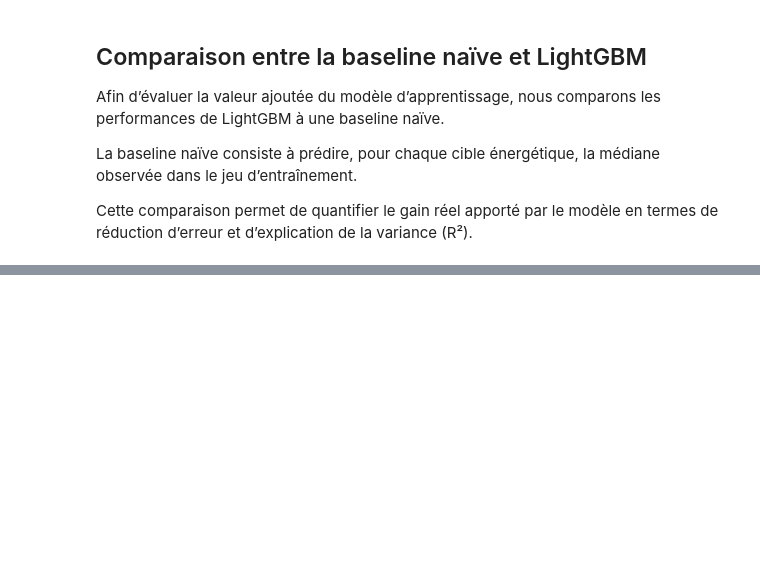
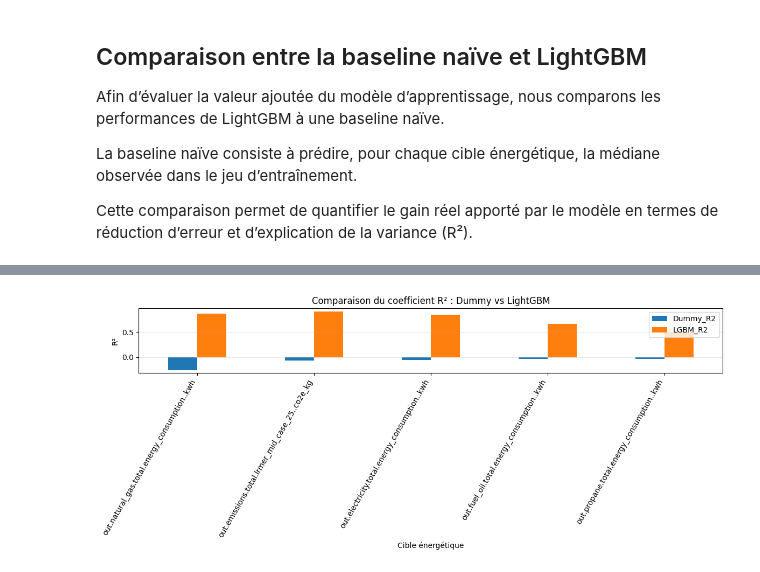
Before and after one commit to BOUBAKERAMDY/FlexiMax, a Jupyter notebook: notebooks/05_deeplearning/lightgbm_stratified.ipynb, the cells around one changed output, grey strips where cells are left out. Saved outputs shown, nothing was run; the diff lists cells and outputs as text; code cells hidden in the pictures; blank space fills up the shorter version.

```diff
--- a/notebooks/05_deeplearning/lightgbm_stratified.ipynb
+++ b/notebooks/05_deeplearning/lightgbm_stratified.ipynb
@@ -337,0 +354,33 @@ KeyError: 'RMSE_Dummy'
+# %%
+comparison[
+    ["Dummy_R2", "LGBM_R2"]
+].plot(
+    kind="bar",
+    figsize=(12, 5)
+)
+
+plt.title(
+    "Comparaison du coefficient R² : Dummy vs LightGBM"
+)
+
+plt.ylabel("R²")
+plt.xlabel("Cible énergétique")
+
+plt.xticks(
+    rotation=60,
+    ha="right"
+)
+
+plt.grid(axis="y", alpha=0.3)
+
+plt.tight_layout()
+
+plt.savefig(
+    "comparison_dummy_lightgbm.png",
+    dpi=300,
+    bbox_inches="tight"
+)
+
+plt.show()
+# %% [output]
+[figure, added]
```
Also changed, not shown: parts of 4 cells of this notebook.
